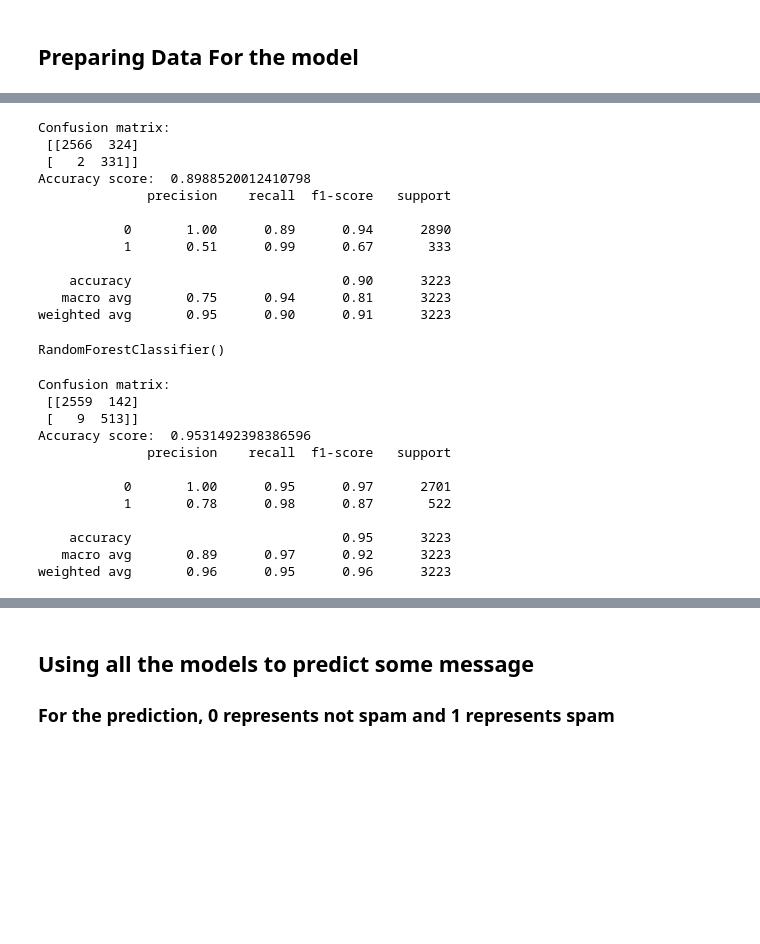
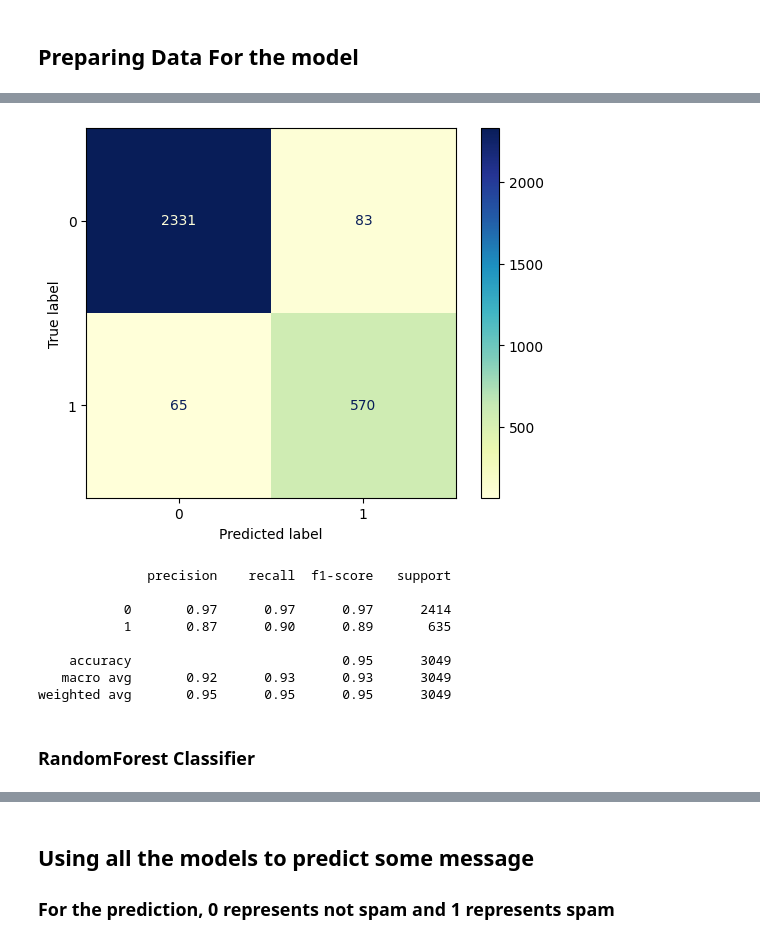
Before and after one commit to Jefest1/CVIP_Data_Science_Intern, a Jupyter notebook: spam_detection.ipynb, the cells around one changed output, grey strips where cells are left out. Drawn from its saved outputs; the diff is of its cells as text; code cells hidden in the pictures; blank space fills up the shorter version.

```diff
--- a/spam_detection.ipynb
+++ b/spam_detection.ipynb
@@ -121,3 +167,7 @@ weighted avg       0.96      0.95      0.95      3223
 # %%
 #Using Naive bayes
-model_2 = MultinomialNB()
+bayes_clf = MultinomialNB()
+bayes_clf.fit(X_train,y_train)
+
+# making predictions
+bayes_pred = bayes_clf.predict(X_test)
@@ -130,17 +174,18 @@ prediction = model_2.predict(X_test)
 # %%
-print('Confusion matrix: ', '\n', confusion_matrix(prediction,y_test))
-print('Accuracy score: ', accuracy_score(prediction,y_test))
-print(classification_report(prediction,y_test))
+# Creating the confusion matrix
+sns.reset_orig()
+ConfusionMatrixDisplay.from_predictions(y_test, bayes_pred, cmap='YlGnBu', labels=bayes_clf.classes_)
+plt.show()
+
+# printing the Classification report
+print(classification_report(y_test, bayes_pred))
 # %% [output]
+[figure, added]
-Confusion matrix:
- [[2566  324]
- [   2  331]]
-Accuracy score:  0.8988520012410798
               precision    recall  f1-score   support
 
-           0       1.00      0.89      0.94      2890
-           1       0.51      0.99      0.67       333
+           0       0.97      0.97      0.97      2414
+           1       0.87      0.90      0.89       635
 
-    accuracy                           0.90      3223
-   macro avg       0.75      0.94      0.81      3223
-weighted avg       0.95      0.90      0.91      3223
+    accuracy                           0.95      3049
+   macro avg       0.92      0.93      0.93      3049
+weighted avg       0.95      0.95      0.95      3049
@@ -147,2 +195,4 @@ weighted avg       0.95      0.90      0.91      3223
+# %% [markdown]
+### RandomForest Classifier
 # %%
 #Using Random Forest Classifier
@@ -150,4 +203,0 @@ model_3 = RandomForestClassifier()
-# %%
-model_3.fit(X_train, y_train)
-# %% [output]
-RandomForestClassifier()
@@ -156,17 +203,0 @@ prediction1=model_3.predict(X_test)
-# %%
-print('Confusion matrix: ', '\n', confusion_matrix(prediction1,y_test))
-print('Accuracy score: ', accuracy_score(prediction1,y_test))
-print(classification_report(prediction1,y_test))
-# %% [output]
-Confusion matrix:
- [[2559  142]
- [   9  513]]
-Accuracy score:  0.9531492398386596
-              precision    recall  f1-score   support
-
-           0       1.00      0.95      0.97      2701
-           1       0.78      0.98      0.87       522
-
-    accuracy                           0.95      3223
-   macro avg       0.89      0.97      0.92      3223
-weighted avg       0.96      0.95      0.96      3223
```
Also changed, not shown: parts of 50 cells of this notebook, 1 other file.
